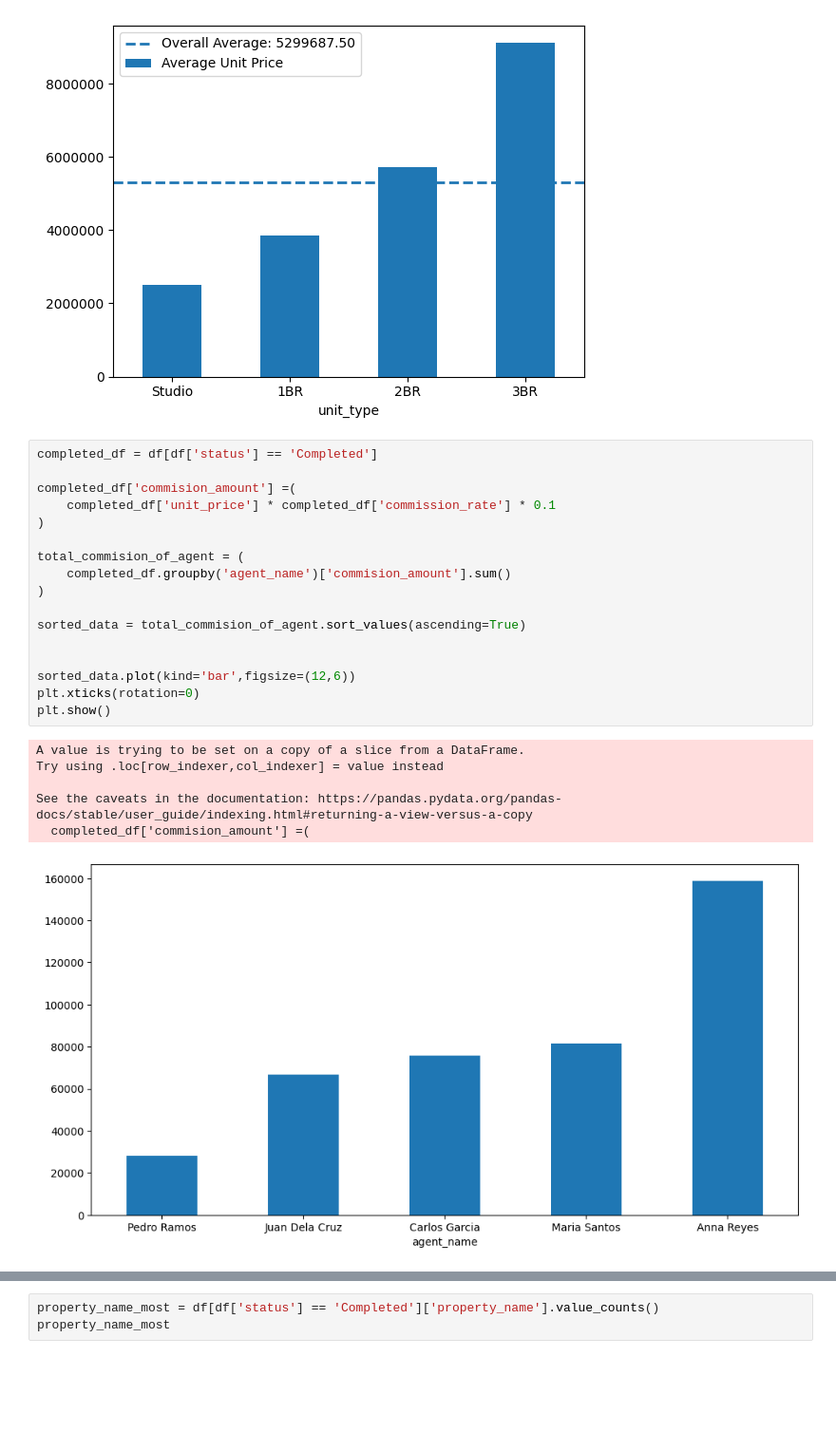
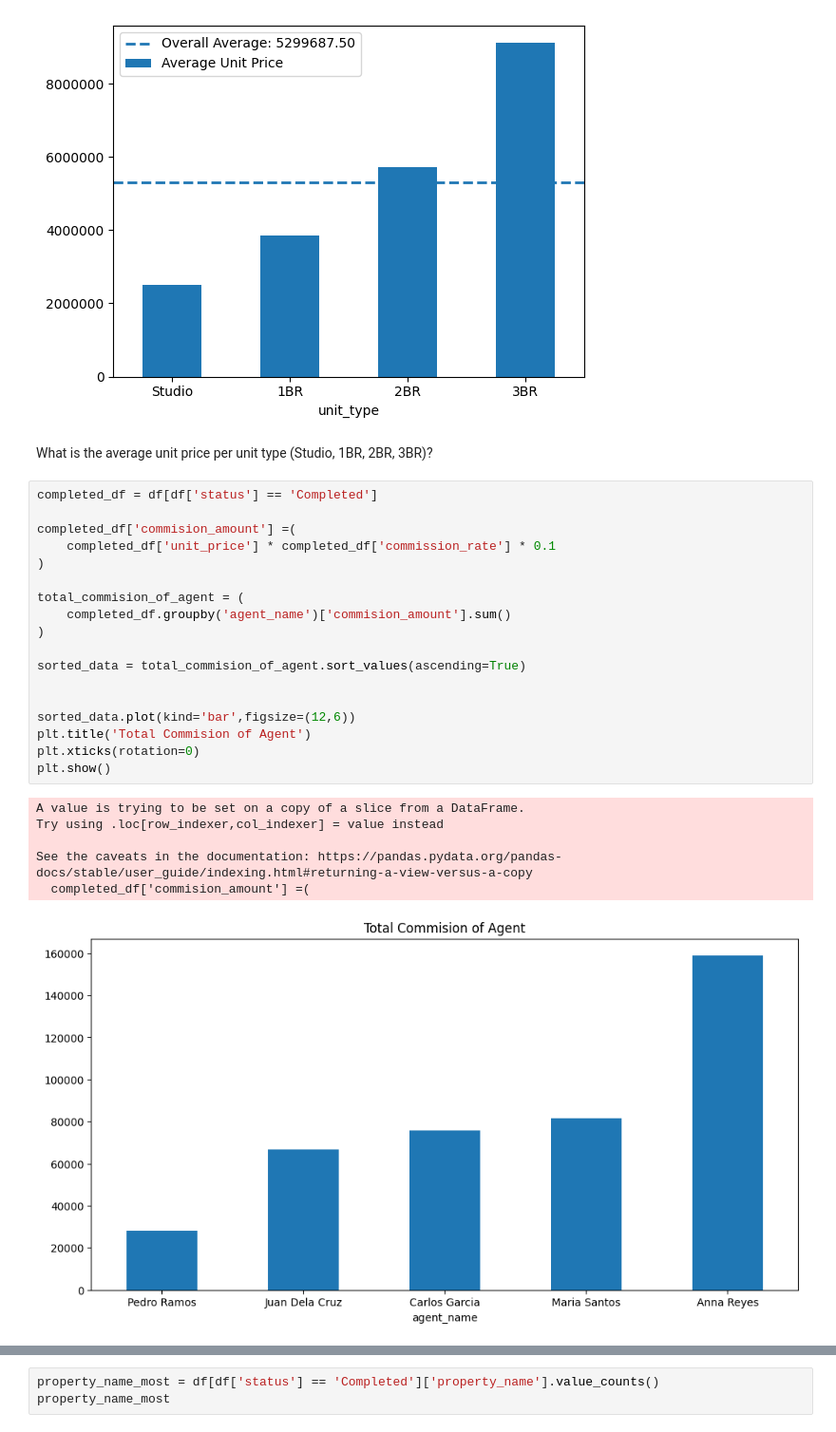
Before and after one commit to francisganapin/Practice_DataScience, a Jupyter notebook: day36/sales.ipynb, the cells around one changed output, grey strips where cells are left out. Shown at 95% size. Drawn from its saved outputs; the diff is of its cells as text; blank space fills up the shorter version.

```diff
--- a/day36/sales.ipynb
+++ b/day36/sales.ipynb
@@ -79,27 +83,30 @@ plt.legend()
 plt.show()
 # %% [output]
 [figure]
+# %% [markdown]
+What is the average unit price per unit type (Studio, 1BR, 2BR, 3BR)?
 # %%
 completed_df = df[df['status'] == 'Completed']
 
 completed_df['commision_amount'] =(
     completed_df['unit_price'] * completed_df['commission_rate'] * 0.1
 )
 
 total_commision_of_agent = (
     completed_df.groupby('agent_name')['commision_amount'].sum()
 )
 
 sorted_data = total_commision_of_agent.sort_values(ascending=True)
 
 
 sorted_data.plot(kind='bar',figsize=(12,6))
+plt.title('Total Commision of Agent')
 plt.xticks(rotation=0)
 plt.show()
 # %% [output]
 A value is trying to be set on a copy of a slice from a DataFrame.
 Try using .loc[row_indexer,col_indexer] = value instead
 
 See the caveats in the documentation: https://pandas.pydata.org/pandas-docs/stable/user_guide/indexing.html#returning-a-view-versus-a-copy
   completed_df['commision_amount'] =(
-[figure, old version]
+[figure, new version]
```
Also changed, not shown: parts of 15 cells of this notebook.
